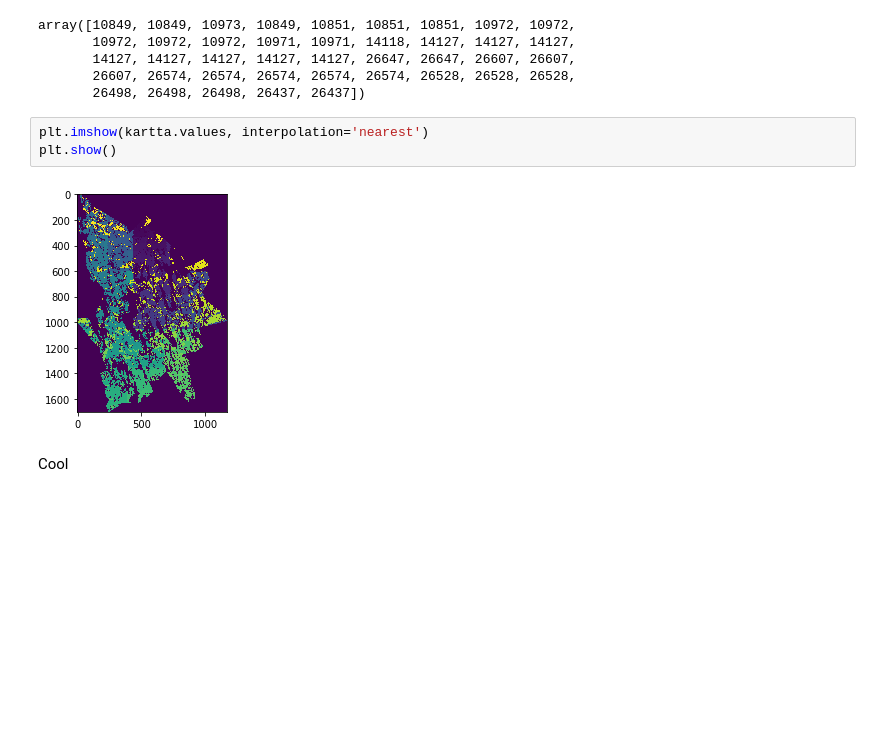
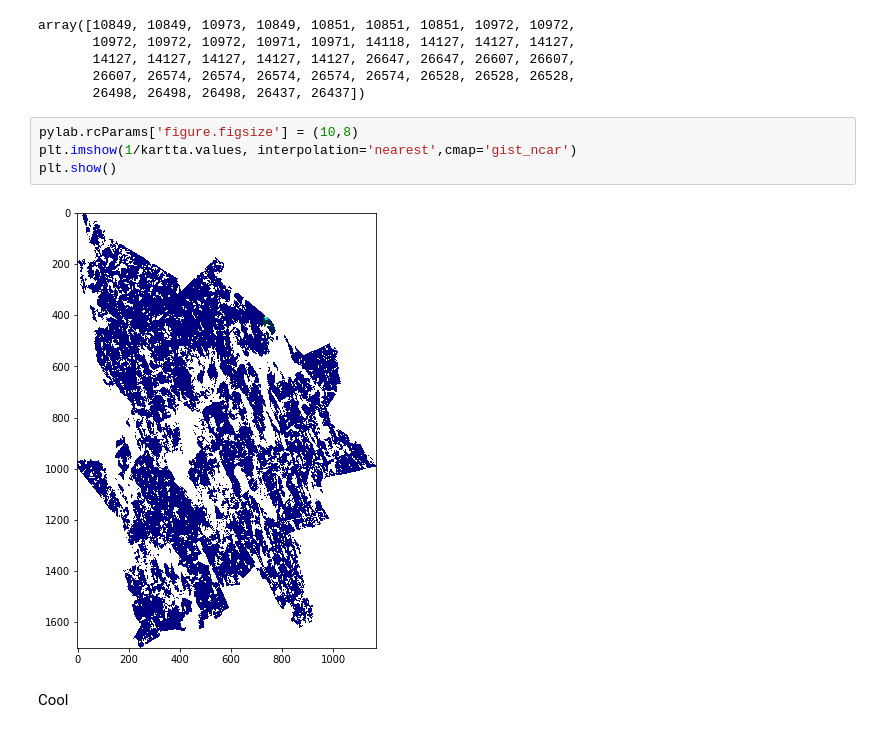
Before and after one commit to josejuhani/gradu-code, a Jupyter notebook: 14_StandMap.ipynb, the cells around one changed output. Saved outputs shown, nothing was run; the diff lists cells and outputs as text; blank space fills up the shorter version.

```diff
--- a/14_StandMap.ipynb
+++ b/14_StandMap.ipynb
@@ -55,10 +57,11 @@ array([10849, 10849, 10973, 10849, 10851, 10851, 10851, 10972, 10972,
        26607, 26574, 26574, 26574, 26574, 26574, 26528, 26528, 26528,
        26498, 26498, 26498, 26437, 26437])
 # %%
-plt.imshow(kartta.values, interpolation='nearest')
+pylab.rcParams['figure.figsize'] = (10,8)
+plt.imshow(1/kartta.values, interpolation='nearest',cmap='gist_ncar')
 plt.show()
 # %% [output]
-[figure, old version]
+[figure, new version]
 # %% [markdown]
 Cool
 # %%
```
Also changed, not shown: parts of 2 cells of this notebook.
